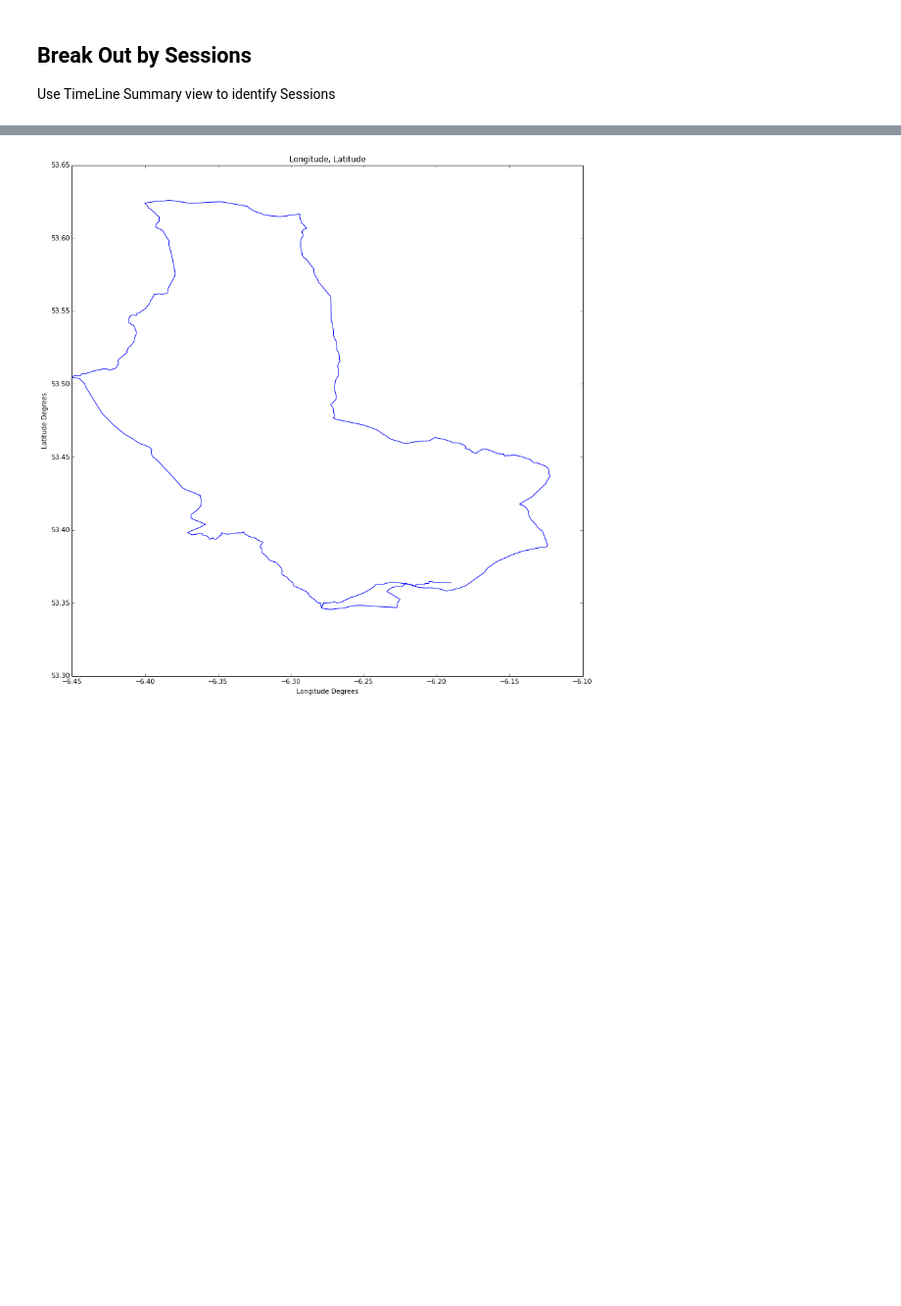
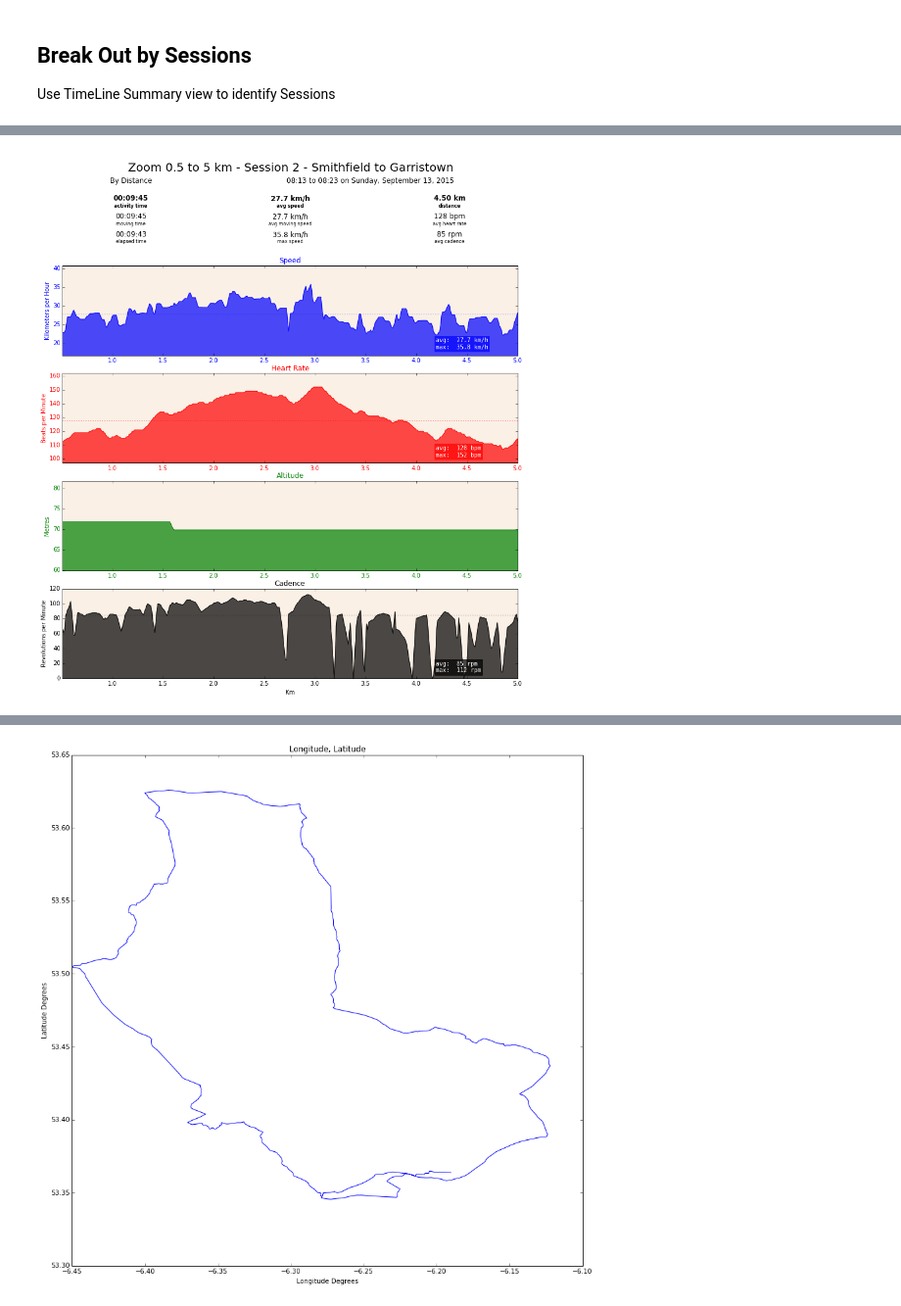
Before and after one commit to patclaffey/docker_jupyter, a Jupyter notebook: notebooks/Summary.ipynb, the cells around one changed output, grey strips where cells are left out. Shown at 98% size. Saved outputs shown, nothing was run; the diff lists cells and outputs as text; code cells hidden in the pictures; blank space fills up the shorter version.

```diff
--- a/notebooks/Summary.ipynb
+++ b/notebooks/Summary.ipynb
@@ -388,0 +54,9 @@ for plot_num in range( 0, plot_qty ):
+# %%
+view_type = 'distance'
+session_num = 2
+start_value = .5
+end_value = 5
+
+session_zoom(view_type, session_num, start_value, end_value)
+# %% [output]
+[figure, added]
```
Also changed, not shown: parts of 25 cells of this notebook, 2 other files.
